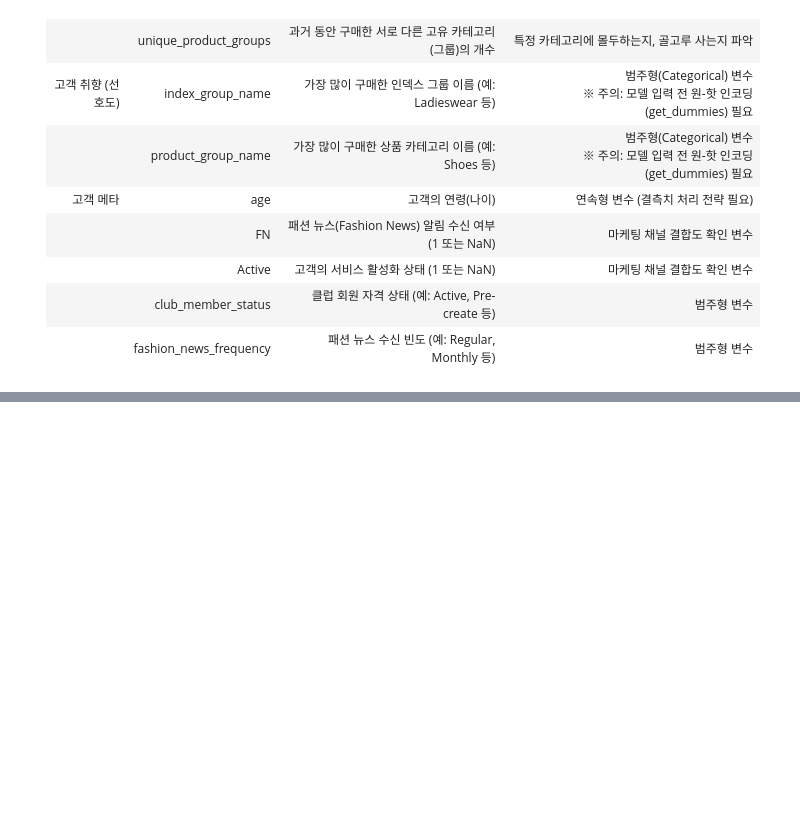
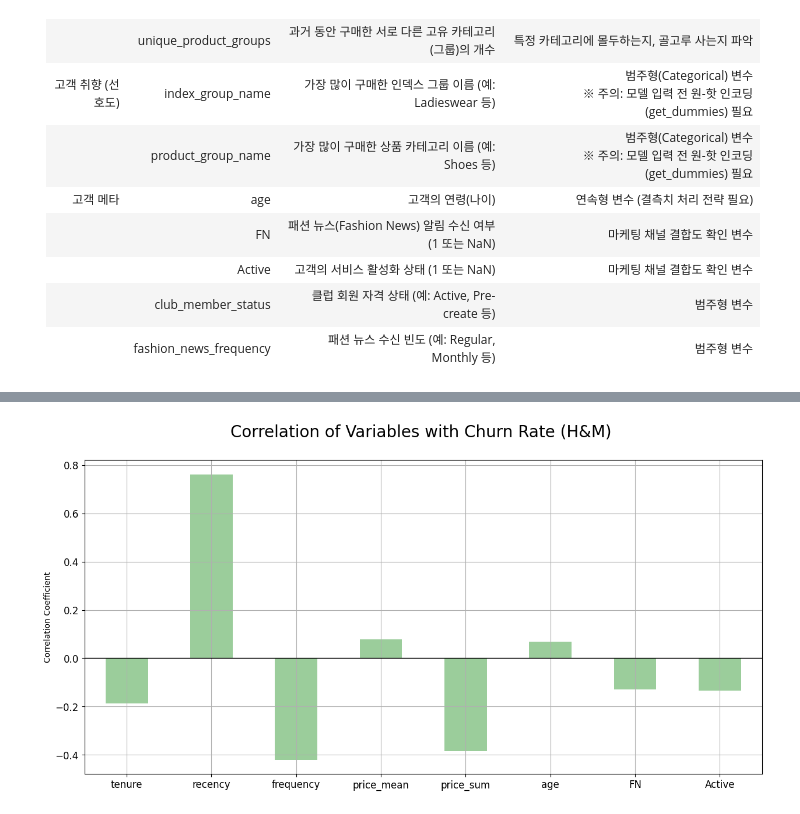
Before and after one commit to eeuuais/project-customer-churn-prediction, a Jupyter notebook: temp.ipynb, the cells around one changed output, grey strips where cells are left out. Saved outputs shown, nothing was run; the diff lists cells and outputs as text; code cells hidden in the pictures; blank space fills up the shorter version.

```diff
--- a/temp.ipynb
+++ b/temp.ipynb
@@ -27,0 +202,29 @@
+# %%
+import matplotlib.pyplot as plt
+
+# 1. 시각화할 수치형 변수들 선택 (H&M 데이터셋 전용)
+# 분석 목적에 맞는 핵심 변수들만 추렸습니다.
+ds_corr = df[['tenure', 'recency', 'frequency', 'price_mean', 'price_sum', 'age', 'FN', 'Active']]
+
+# 2. Churn과의 상관계수 계산
+correlations = ds_corr.corrwith(df.churn)
+
+# 3. 시각화 설정
+plt.figure(figsize=(15, 8))
+correlations.plot.bar(
+    figsize = (15, 7),
+    fontsize = 12,
+    color = '#9BCD9B', # 부드러운 녹색 계열
+    rot = 0,           # 가독성을 위해 글자를 똑바로 세움
+    grid = True
+)
+
+# 차트 디자인 개선
+plt.title('Correlation of Variables with Churn Rate (H&M) \n',
+          horizontalalignment="center", fontstyle = "normal",
+          fontsize = "20", fontfamily = "sans-serif")
+plt.axhline(0, color='black', linewidth=1) # 기준선 추가
+plt.ylabel('Correlation Coefficient')
+plt.show()
+# %% [output]
+[figure, added]
```
Also changed, not shown: parts of 24 cells of this notebook, 9 other files.
